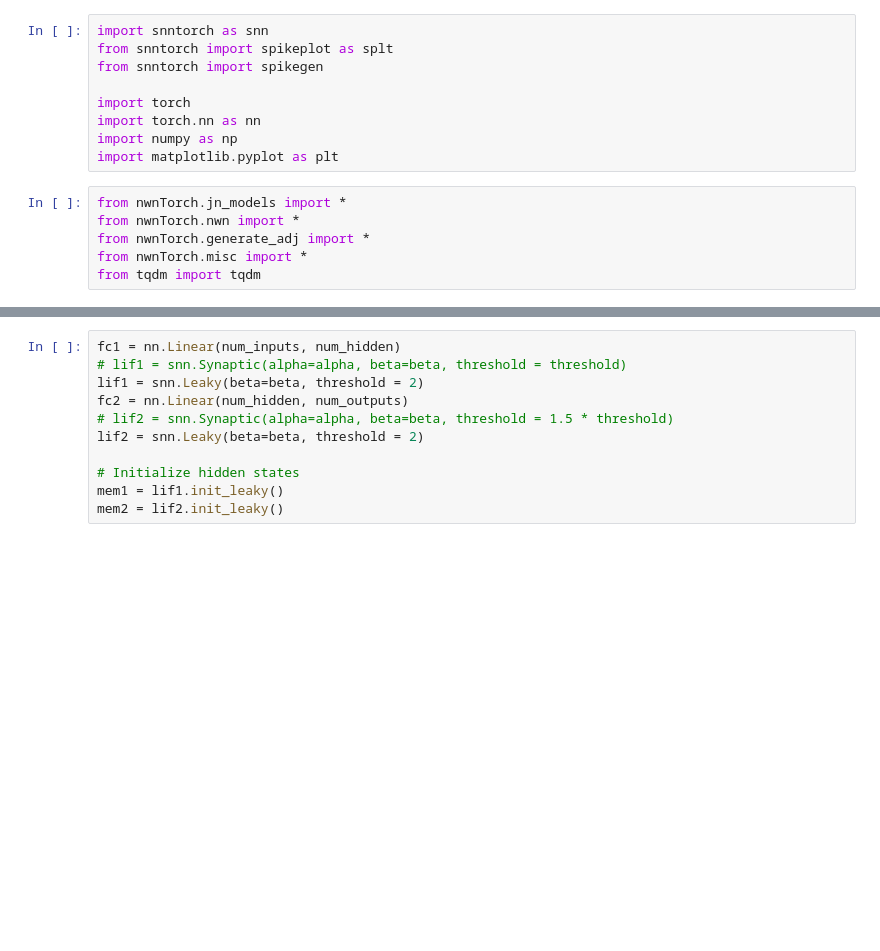
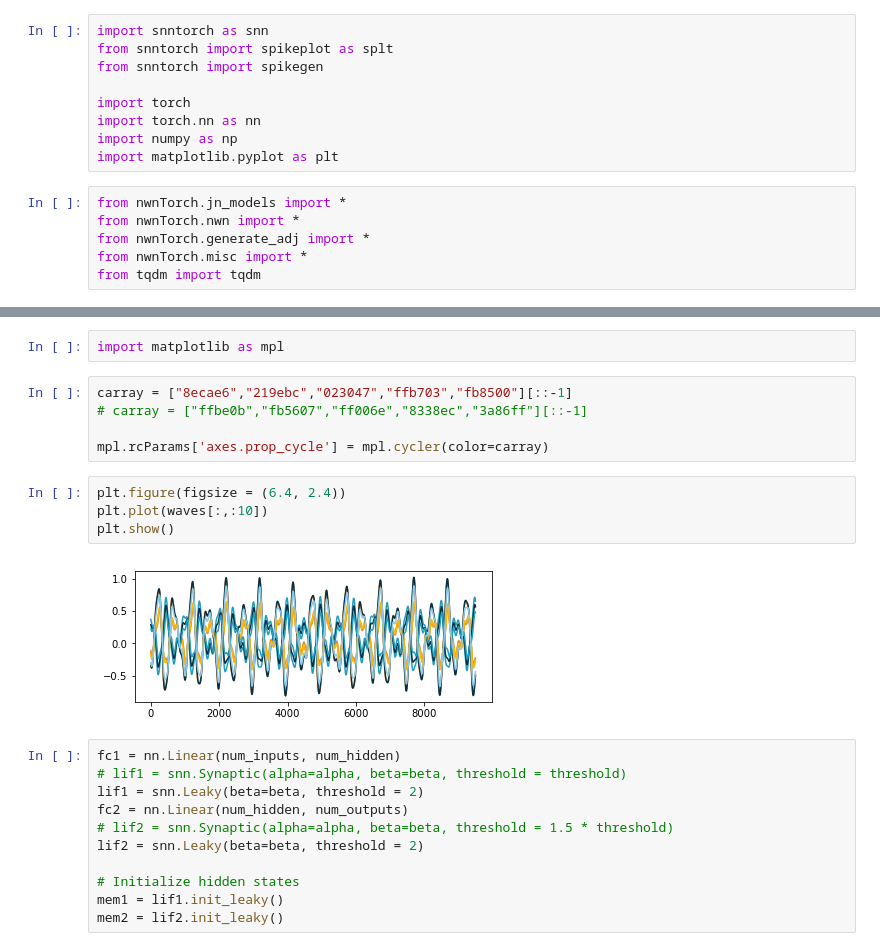
Before and after one commit to rzhu40/nwn_l2l, a Jupyter notebook: playground/snndata_gen.ipynb, the cells around one changed output, grey strips where cells are left out. Drawn from its saved outputs; the diff is of its cells as text; blank space fills up the shorter version.

```diff
--- a/playground/snndata_gen.ipynb
+++ b/playground/snndata_gen.ipynb
@@ -132,3 +176,16 @@ plot_snn_spikes(spk_in, spk1_rec, spk2_rec, "Fully Connected Spiking Neural Netw
+# %%
+import matplotlib as mpl
+# %%
+carray = ["8ecae6","219ebc","023047","ffb703","fb8500"][::-1]
+# carray = ["ffbe0b","fb5607","ff006e","8338ec","3a86ff"][::-1]
+
+mpl.rcParams['axes.prop_cycle'] = mpl.cycler(color=carray)
+# %%
+plt.figure(figsize = (6.4, 2.4))
+plt.plot(waves[:,:10])
+plt.show()
+# %% [output]
+[figure, added]
 # %%
 fc1 = nn.Linear(num_inputs, num_hidden)
 # lif1 = snn.Synaptic(alpha=alpha, beta=beta, threshold = threshold)
```
Also changed, not shown: parts of 9 cells of this notebook.
